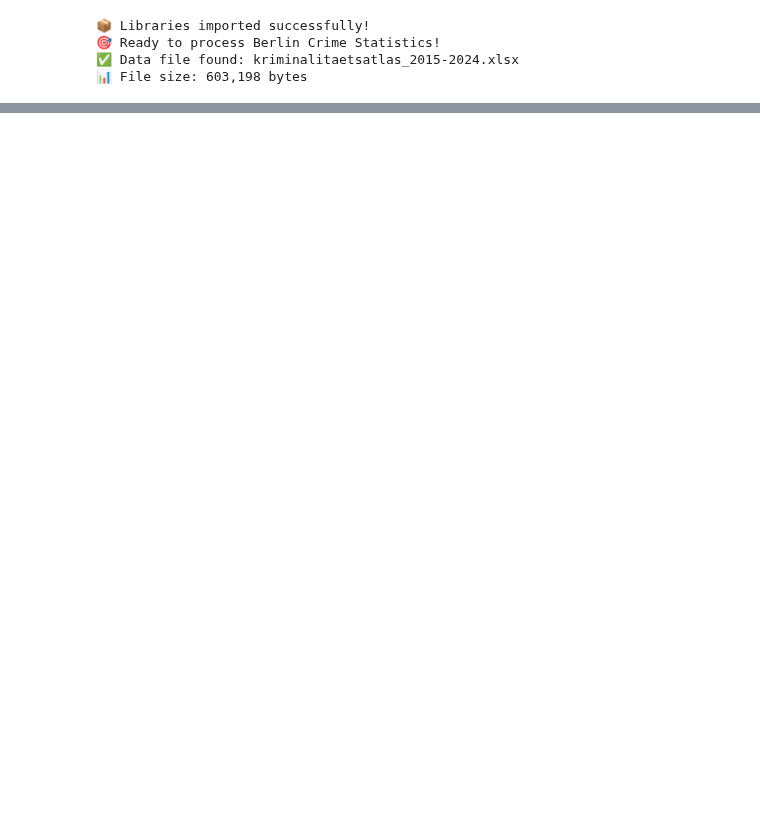
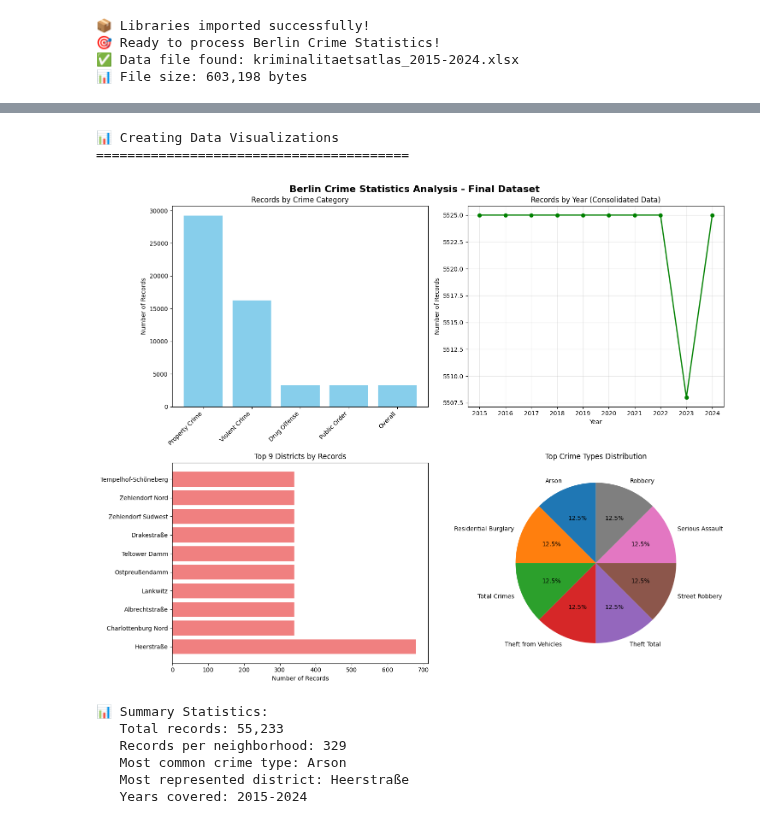
Before and after one commit to webeet-io/layered-populate-data-pool-da, a Jupyter notebook: crime_statistics/scripts/Berlin_Crime_Statistics_Transformation.ipynb, the cells around one changed output, grey strips where cells are left out. Drawn from its saved outputs; the diff is of its cells as text; code cells hidden in the pictures; blank space fills up the shorter version.

```diff
--- a/crime_statistics/scripts/Berlin_Crime_Statistics_Transformation.ipynb
+++ b/crime_statistics/scripts/Berlin_Crime_Statistics_Transformation.ipynb
@@ -464 +457,62 @@ if transformed_data is not None:
+# %%
+# 📈 Step 5: Data Visualization
+if transformed_data is not None:
+    print("📊 Creating Data Visualizations")
+    print("=" * 40)
+
+    # Set up plotting style
+    plt.style.use('default')
+    fig, axes = plt.subplots(2, 2, figsize=(15, 12))
+    fig.suptitle('Berlin Crime Statistics Analysis - Final Dataset', fontsize=16, fontweight='bold')
+
+    # 1. Records by Crime Category
+    category_counts = transformed_data['category'].value_counts()
+    axes[0,0].bar(range(len(category_counts)), category_counts.values, color='skyblue')
+    axes[0,0].set_title('Records by Crime Category')
+    axes[0,0].set_xticks(range(len(category_counts)))
+    axes[0,0].set_xticklabels(category_counts.index, rotation=45, ha='right')
+    axes[0,0].set_ylabel('Number of Records')
+
+    # 2. Records by Year (UPDATED - no more data_type)
+    yearly_data = transformed_data.groupby('year').size()
+    axes[0,1].plot(yearly_data.index, yearly_data.values, marker='o', linewidth=2, color='green')
+    axes[0,1].set_title('Records by Year (Consolidated Data)')
+    axes[0,1].set_xlabel('Year')
+    axes[0,1].set_ylabel('Number of Records')
+    axes[0,1].grid(True, alpha=0.3)
+    axes[0,1].set_xticks(yearly_data.index)
+
+    # 3. Top 10 Neighborhoods by Crime Records
+    neighborhood_counts = transformed_data['neighborhood'].value_counts().head(10)
+    axes[1,0].barh(range(len(neighborhood_counts)), neighborhood_counts.values, color='lightcoral')
+    axes[1,0].set_title('Top 9 Districts by Records')
+    axes[1,0].set_yticks(range(len(neighborhood_counts)))
+    axes[1,0].set_yticklabels(neighborhood_counts.index)
+    axes[1,0].set_xlabel('Number of Records')
+
+    # 4. Crime Types Distribution
+    crime_counts = transformed_data['crime_type_english'].value_counts().head(8)
+    axes[1,1].pie(crime_counts.values, labels=crime_counts.index, autopct='%1.1f%%', startangle=90)
+    axes[1,1].set_title('Top Crime Types Distribution')
+
+    plt.tight_layout()
+    plt.show()
+
+    # Summary statistics (UPDATED)
+    print(f"\n📊 Summary Statistics:")
+    print(f"   Total records: {len(transformed_data):,}")
+    print(f"   Records per neighborhood: {len(transformed_data) / transformed_data['neighborhood'].nunique():.0f}")
+    print(f"   Most common crime type: {transformed_data['crime_type_english'].value_counts().index[0]}")
+    print(f"   Most represented district: {transformed_data['neighborhood'].value_counts().index[0]}")
+    print(f"   Years covered: {transformed_data['year'].min()}-{transformed_data['year'].max()}")
+# %% [output]
+📊 Creating Data Visualizations
+========================================
+[figure, added]
+📊 Summary Statistics:
+   Total records: 55,233
+   Records per neighborhood: 329
+   Most common crime type: Arson
+   Most represented district: Heerstraße
+   Years covered: 2015-2024
 # %% [markdown]
```
Also changed, not shown: parts of 15 cells of this notebook, 6 other files.
